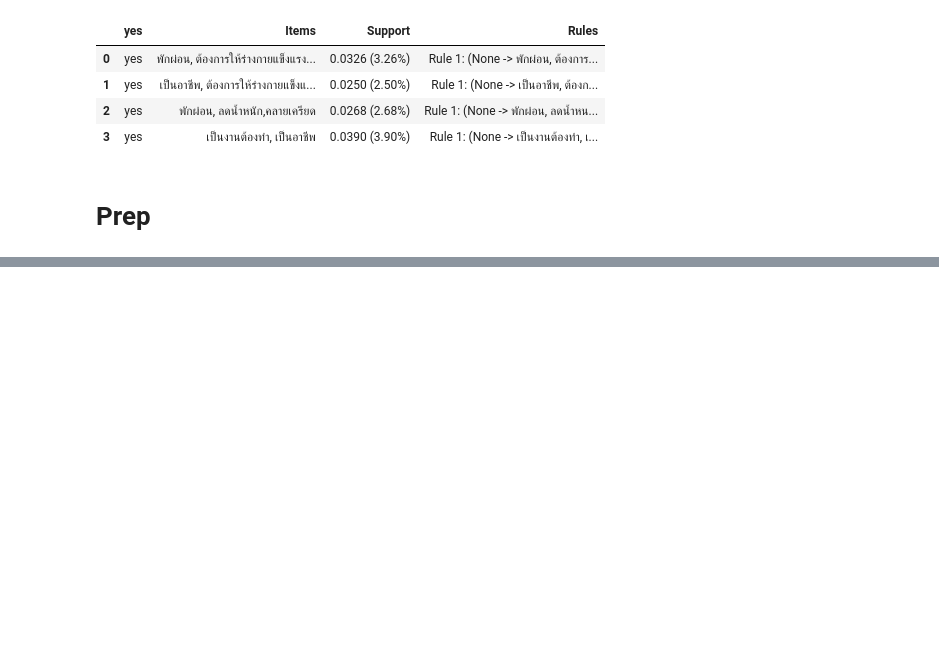
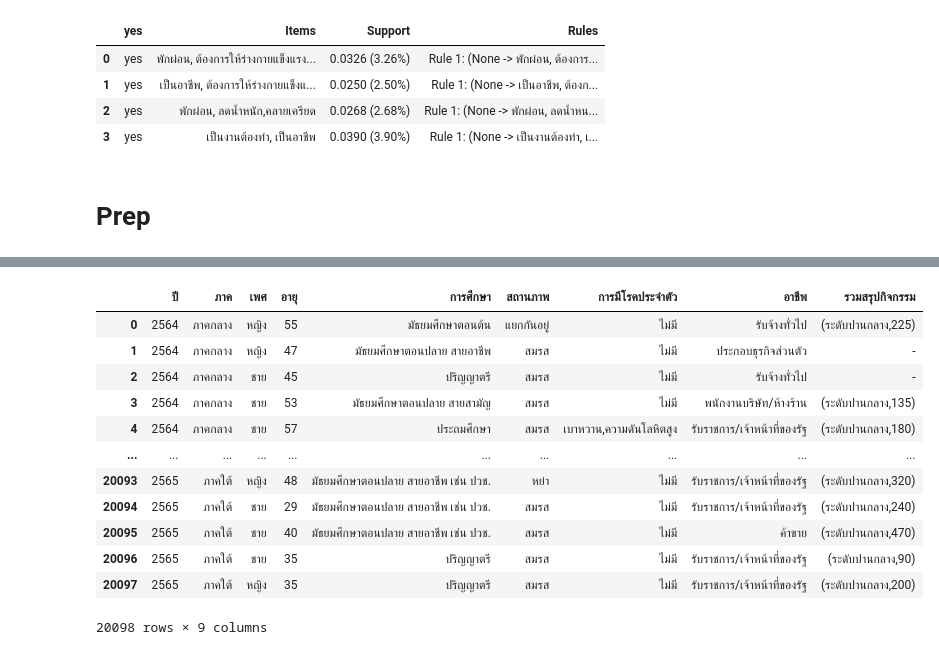
Before and after one commit to Tonry12/BSC_DPDM23, a Jupyter notebook: final_project.ipynb, the cells around one changed output, grey strips where cells are left out. Drawn from its saved outputs; the diff is of its cells as text; code cells hidden in the pictures; blank space fills up the shorter version.

```diff
--- a/final_project.ipynb
+++ b/final_project.ipynb
@@ -224,0 +251,19 @@ asso
+# %%
+classification = df[['ปี','ภาค','เพศ','อายุ', 'การศึกษา',
+       'สถานภาพ', 'การมีโรคประจำตัว','อาชีพ','รวมสรุปกิจกรรม']]
+# %%
+classification
+# %% [output]
+|  | ปี | ภาค | เพศ | อายุ | การศึกษา | สถานภาพ | การมีโรคประจำตัว | อาชีพ | รวมสรุปกิจกรรม |
+| 0 | 2564 | ภาคกลาง | หญิง | 55 | มัธยมศึกษาตอนต้น | แยกกันอยู่ | ไม่มี | รับจ้างทั่วไป | (ระดับปานกลาง,225) |
+| 1 | 2564 | ภาคกลาง | หญิง | 47 | มัธยมศึกษาตอนปลาย สายอาชีพ | สมรส | ไม่มี | ประกอบธุรกิจส่วนตัว | - |
+| 2 | 2564 | ภาคกลาง | ชาย | 45 | ปริญญาตรี | สมรส | ไม่มี | รับจ้างทั่วไป | - |
+| 3 | 2564 | ภาคกลาง | ชาย | 53 | มัธยมศึกษาตอนปลาย สายสามัญ | สมรส | ไม่มี | พนักงานบริษัท/ห้างร้าน | (ระดับปานกลาง,135) |
+| 4 | 2564 | ภาคกลาง | ชาย | 57 | ประถมศึกษา | สมรส | เบาหวาน,ความดันโลหิตสูง | รับราชการ/เจ้าหน้าที่ของรัฐ | (ระดับปานกลาง,180) |
+| ... | ... | ... | ... | ... | ... | ... | ... | ... | ... |
+| 20093 | 2565 | ภาคใต้ | หญิง | 48 | มัธยมศึกษาตอนปลาย สายอาชีพ เช่น ปวช. | หย่า | ไม่มี | รับราชการ/เจ้าหน้าที่ของรัฐ | (ระดับปานกลาง,320) |
+| 20094 | 2565 | ภาคใต้ | ชาย | 29 | มัธยมศึกษาตอนปลาย สายอาชีพ เช่น ปวช. | สมรส | ไม่มี | รับราชการ/เจ้าหน้าที่ของรัฐ | (ระดับปานกลาง,240) |
+| 20095 | 2565 | ภาคใต้ | ชาย | 40 | มัธยมศึกษาตอนปลาย สายอาชีพ เช่น ปวช. | สมรส | ไม่มี | ค้าขาย | (ระดับปานกลาง,470) |
+| 20096 | 2565 | ภาคใต้ | ชาย | 35 | ปริญญาตรี | สมรส | ไม่มี | รับราชการ/เจ้าหน้าที่ของรัฐ | (ระดับปานกลาง,90) |
+| 20097 | 2565 | ภาคใต้ | หญิง | 35 | ปริญญาตรี | สมรส | ไม่มี | รับราชการ/เจ้าหน้าที่ของรัฐ | (ระดับปานกลาง,200) |
+20098 rows × 9 columns
```
Also changed, not shown: parts of 7 cells of this notebook.
